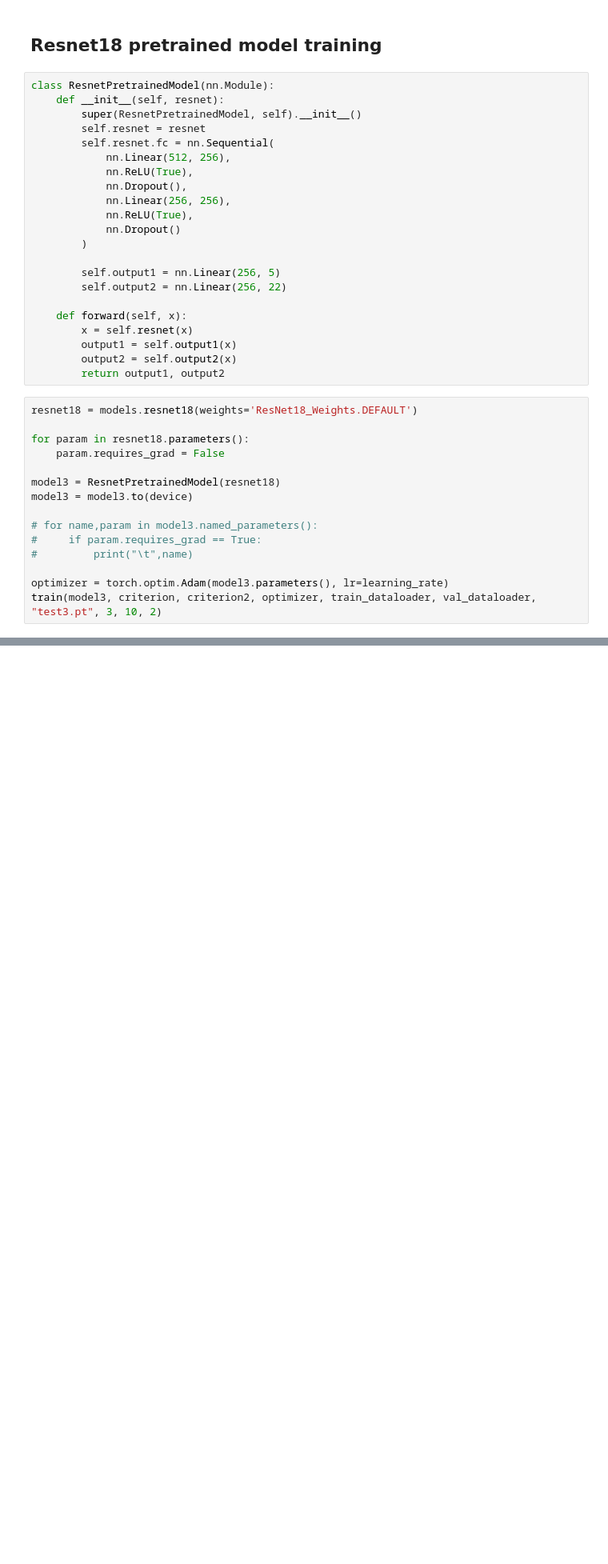
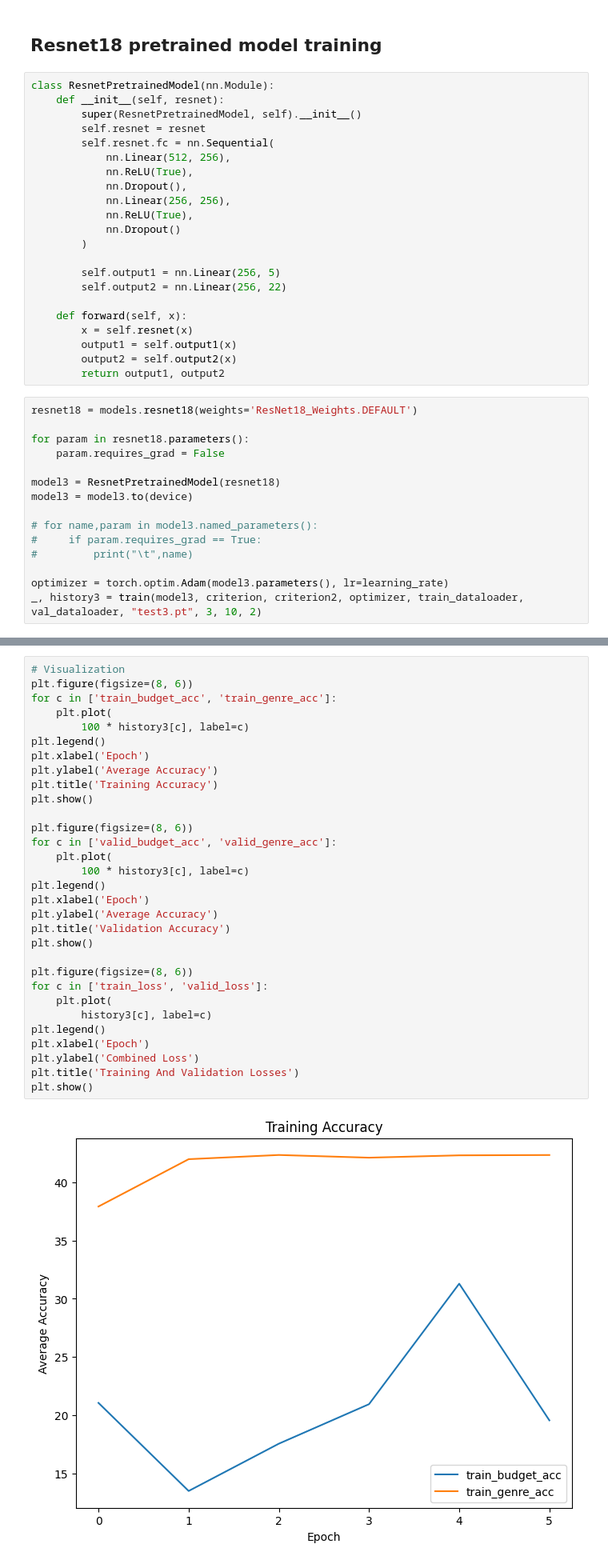
Before and after one commit to dzijianc/Movie-Budget-Predictor, a Jupyter notebook: model.ipynb, the cells around one changed output, grey strips where cells are left out. Shown at 80% size. Drawn from its saved outputs; the diff is of its cells as text; blank space fills up the shorter version.

```diff
--- a/model.ipynb
+++ b/model.ipynb
@@ -444,7 +506,7 @@ model3 = model3.to(device)
 #         print("\t",name)
 
 optimizer = torch.optim.Adam(model3.parameters(), lr=learning_rate)
-train(model3, criterion, criterion2, optimizer, train_dataloader, val_dataloader, "test3.pt", 3, 10, 2)
+_, history3 = train(model3, criterion, criterion2, optimizer, train_dataloader, val_dataloader, "test3.pt", 3, 10, 2)
 # %% [output]
 Starting Training from Scratch.
 
@@ -478,0 +528,33 @@ Early Stopping! Total epochs: 3. Best epoch: 0 with loss: 1.16 and acc: 55.56%
+# %%
+# Visualization
+plt.figure(figsize=(8, 6))
+for c in ['train_budget_acc', 'train_genre_acc']:
+    plt.plot(
+        100 * history3[c], label=c)
+plt.legend()
+plt.xlabel('Epoch')
+plt.ylabel('Average Accuracy')
+plt.title('Training Accuracy')
+plt.show()
+
+plt.figure(figsize=(8, 6))
+for c in ['valid_budget_acc', 'valid_genre_acc']:
+    plt.plot(
+        100 * history3[c], label=c)
+plt.legend()
+plt.xlabel('Epoch')
+plt.ylabel('Average Accuracy')
+plt.title('Validation Accuracy')
+plt.show()
+
+plt.figure(figsize=(8, 6))
+for c in ['train_loss', 'valid_loss']:
+    plt.plot(
+        history3[c], label=c)
+plt.legend()
+plt.xlabel('Epoch')
+plt.ylabel('Combined Loss')
+plt.title('Training And Validation Losses')
+plt.show()
+# %% [output]
+[figure, added]
```
Also changed, not shown: parts of 16 cells of this notebook.
